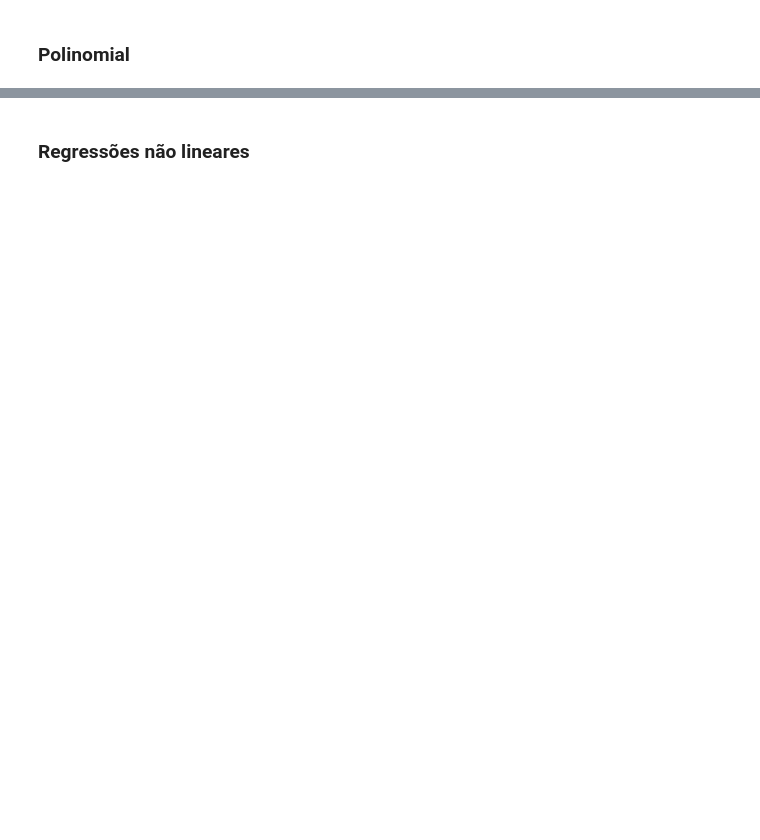
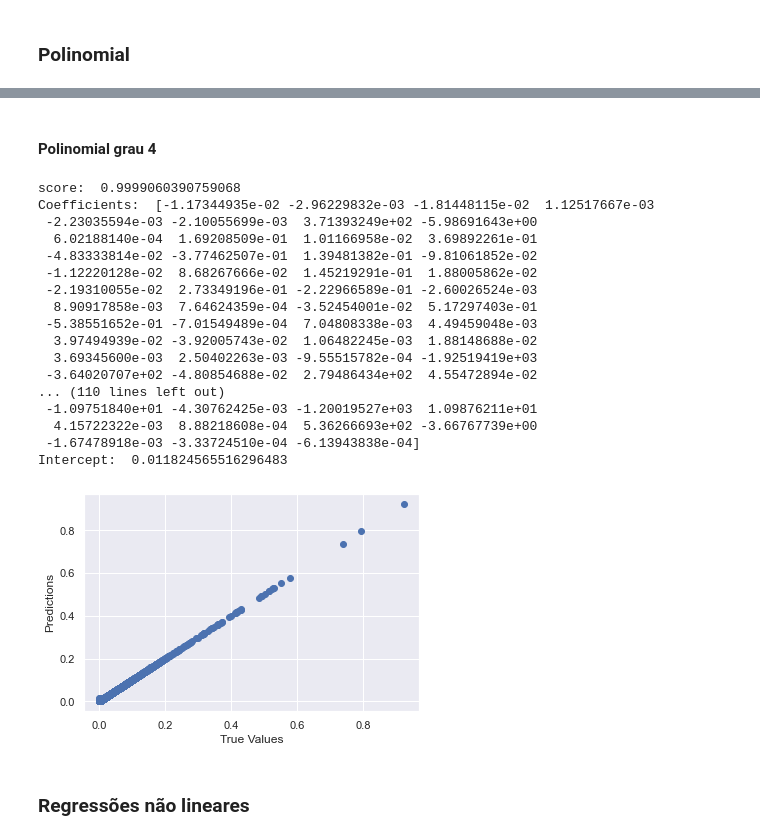
Before and after one commit to Levis33/inf1038-machine-learning, a Jupyter notebook: modelo_regressao.ipynb, the cells around one changed output, grey strips where cells are left out. Saved outputs shown, nothing was run; the diff lists cells and outputs as text; code cells hidden in the pictures; blank space fills up the shorter version.

```diff
--- a/modelo_regressao.ipynb
+++ b/modelo_regressao.ipynb
@@ -571,2 +543,46 @@ MAE: -224499.087 (34904.377)
+# %% [markdown]
+#### Polinomial grau 4
+# %%
+x_train, x_test, y_train, y_test = train_test_split(cinema['features'], cinema['target'], test_size=0.3)
+
+poly_reg4 = PolynomialFeatures(degree=4)
+
+x_poly = poly_reg4.fit_transform(cinema['features'])
+
+regressor = LinearRegression()
+
+regressor.fit(x_poly, cinema['target'])
+
+y_pred = regressor.predict(poly_reg4.fit_transform(x_test))
+
+
+print('score: ', regressor.score(poly_reg4.fit_transform(x_test), y_test))
+
+print('Coefficients: ', regressor.coef_)
+print('Intercept: ', regressor.intercept_)
+
+plt.scatter(y_test, y_pred)
+plt.xlabel('True Values')
+plt.ylabel('Predictions')
+plt.show()
+# %% [output]
+score:  0.9999060390759068
+Coefficients:  [-1.17344935e-02 -2.96229832e-03 -1.81448115e-02  1.12517667e-03
+ -2.23035594e-03 -2.10055699e-03  3.71393249e+02 -5.98691643e+00
+  6.02188140e-04  1.69208509e-01  1.01166958e-02  3.69892261e-01
+ -4.83333814e-02 -3.77462507e-01  1.39481382e-01 -9.81061852e-02
+ -1.12220128e-02  8.68267666e-02  1.45219291e-01  1.88005862e-02
+ -2.19310055e-02  2.73349196e-01 -2.22966589e-01 -2.60026524e-03
+  8.90917858e-03  7.64624359e-04 -3.52454001e-02  5.17297403e-01
+ -5.38551652e-01 -7.01549489e-04  7.04808338e-03  4.49459048e-03
+  3.97494939e-02 -3.92005743e-02  1.06482245e-03  1.88148688e-02
+  3.69345600e-03  2.50402263e-03 -9.55515782e-04 -1.92519419e+03
+ -3.64020707e+02 -4.80854688e-02  2.79486434e+02  4.55472894e-02
+... (110 lines left out)
+ -1.09751840e+01 -4.30762425e-03 -1.20019527e+03  1.09876211e+01
+  4.15722322e-03  8.88218608e-04  5.36266693e+02 -3.66767739e+00
+ -1.67478918e-03 -3.33724510e-04 -6.13943838e-04]
+Intercept:  0.011824565516296483
+[figure, added]
 # %% [markdown]
 ### Regressões não lineares
```
Also changed, not shown: parts of 13 cells of this notebook.
